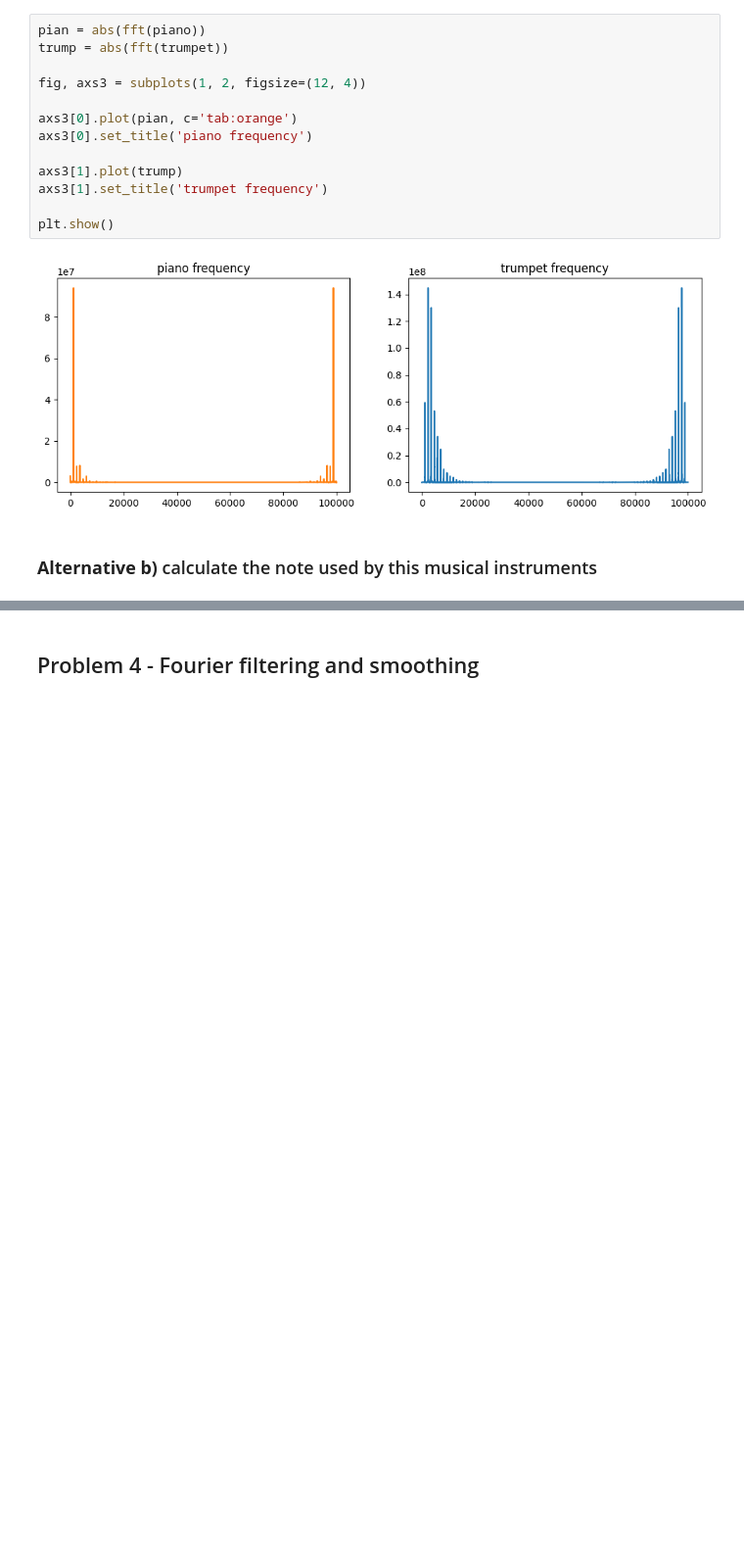
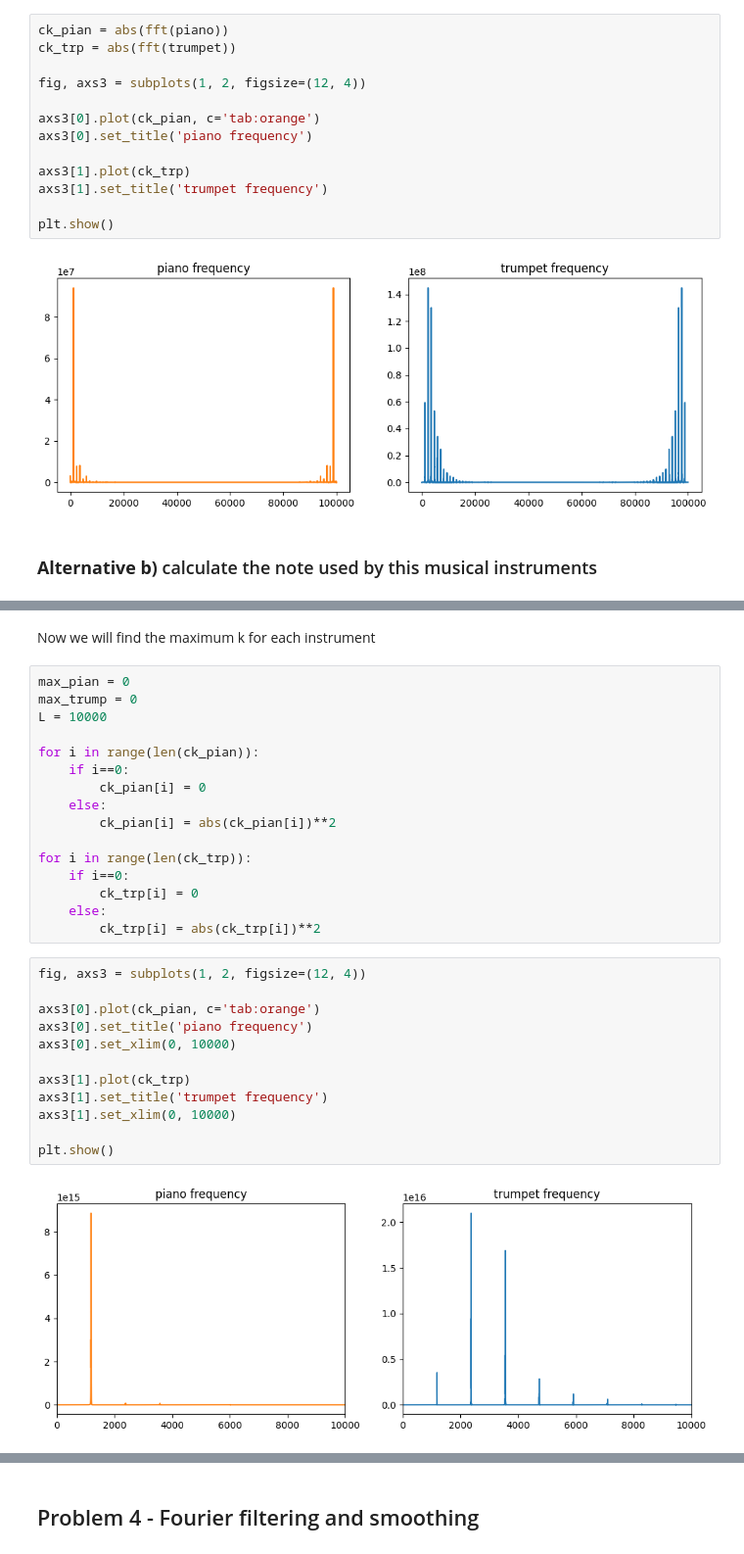
Before and after one commit to physerikc/computational-physics-II, a Jupyter notebook: list1 - fourier transform.ipynb, the cells around one changed output, grey strips where cells are left out. Shown at 98% size. Saved outputs shown, nothing was run; the diff lists cells and outputs as text; blank space fills up the shorter version.

```diff
--- a/list1 - fourier transform.ipynb
+++ b/list1 - fourier transform.ipynb
@@ -214,15 +211,15 @@ plt.show()
 # %% [output]
 [figure]
 # %%
-pian = abs(fft(piano))
-trump = abs(fft(trumpet))
+ck_pian = abs(fft(piano))
+ck_trp = abs(fft(trumpet))
 
 fig, axs3 = subplots(1, 2, figsize=(12, 4))
 
-axs3[0].plot(pian, c='tab:orange')
+axs3[0].plot(ck_pian, c='tab:orange')
 axs3[0].set_title('piano frequency')
 
-axs3[1].plot(trump)
+axs3[1].plot(ck_trp)
 axs3[1].set_title('trumpet frequency')
 
 plt.show()
@@ -234,0 +234,32 @@ $$ \frac{44100 \hspace{0.3cm} notes}{1 \hspace{0.3cm} sec} = \frac{x \hspace{0.3
+# %% [markdown]
+Now we will find the maximum k for each instrument
+# %%
+max_pian = 0
+max_trump = 0
+L = 10000
+
+for i in range(len(ck_pian)):
+    if i==0:
+        ck_pian[i] = 0
+    else:
+        ck_pian[i] = abs(ck_pian[i])**2
+
+for i in range(len(ck_trp)):
+    if i==0:
+        ck_trp[i] = 0
+    else:
+        ck_trp[i] = abs(ck_trp[i])**2
+# %%
+fig, axs3 = subplots(1, 2, figsize=(12, 4))
+
+axs3[0].plot(ck_pian, c='tab:orange')
+axs3[0].set_title('piano frequency')
+axs3[0].set_xlim(0, 10000)
+
+axs3[1].plot(ck_trp)
+axs3[1].set_title('trumpet frequency')
+axs3[1].set_xlim(0, 10000)
+
+plt.show()
+# %% [output]
+[figure, added]
```
Also changed, not shown: parts of 35 cells of this notebook.
